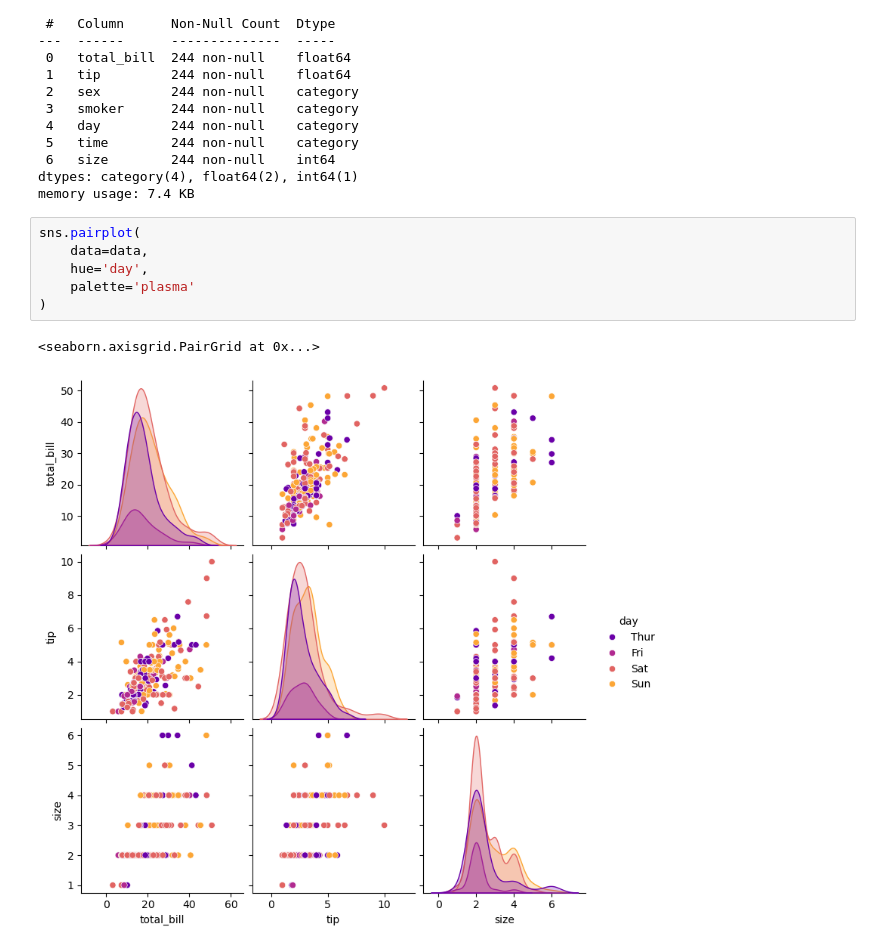
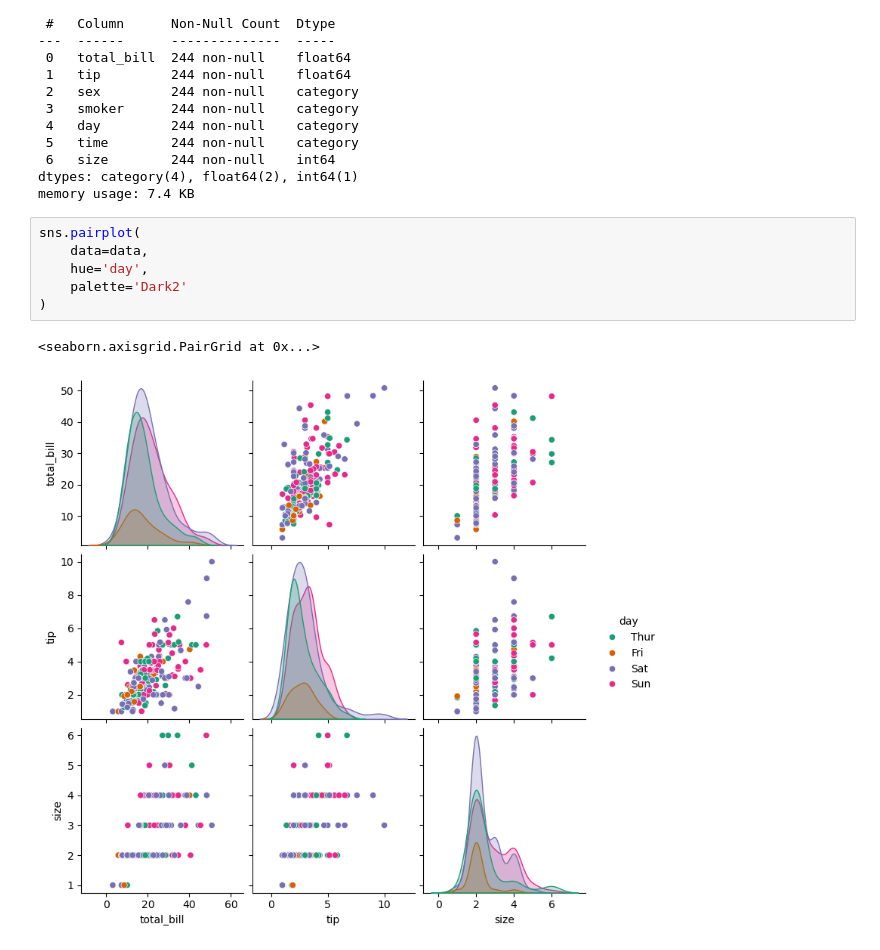
Before and after one commit to mdnaim2004/NOTE_ARCHIVE, a Jupyter notebook: seabron/seaborn.ipynb, the cells around one changed output. Cells and saved outputs as stored; diff of their text form.

```diff
--- a/seabron/seaborn.ipynb
+++ b/seabron/seaborn.ipynb
@@ -178,9 +178,9 @@ memory usage: 7.4 KB
 # %%
 sns.pairplot(
     data=data,
     hue='day',
-    palette='plasma'
+    palette='Dark2'
 )
 # %% [output]
 <seaborn.axisgrid.PairGrid at 0x...>
-[figure, old version]
+[figure, new version]
```
